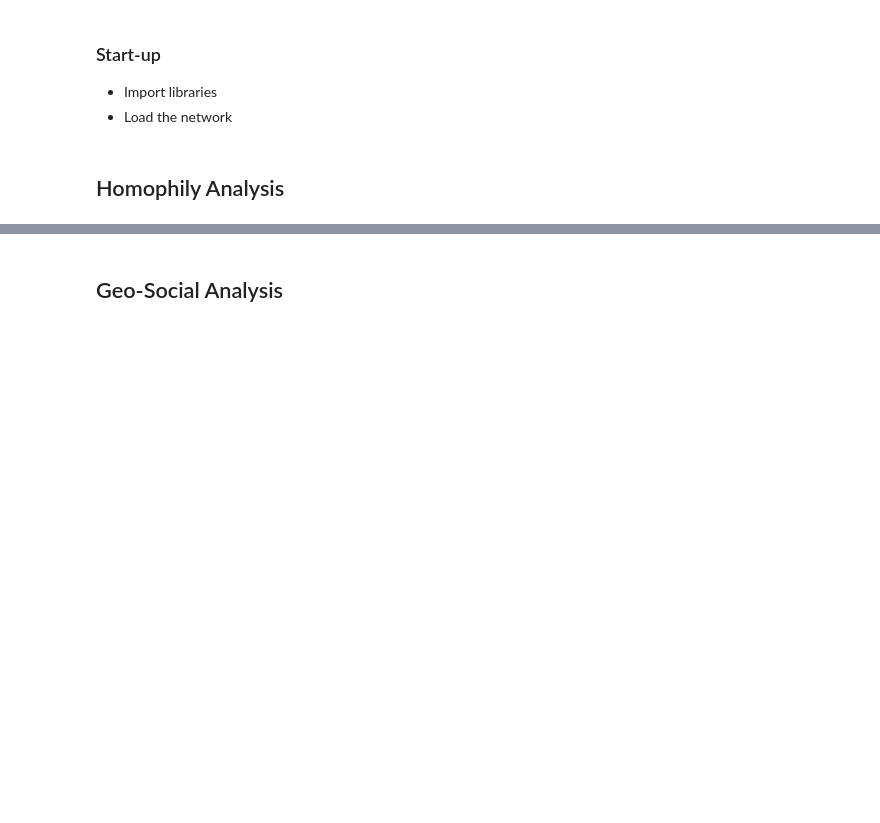
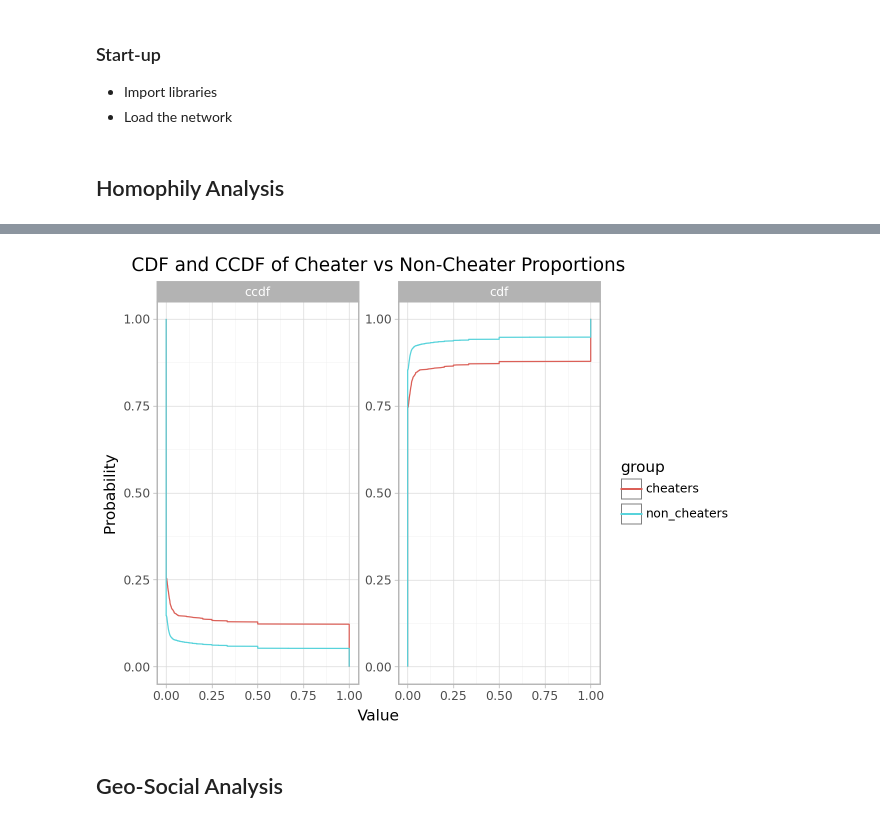
Before and after one commit to Aryyt/steam_cheater_network_analysis, a Jupyter notebook: Friends_and_Location_Experiments.ipynb, the cells around one changed output, grey strips where cells are left out. Cells and saved outputs as stored; diff of their text form; code cells hidden in the pictures; blank space fills up the shorter version.

```diff
--- a/Friends_and_Location_Experiments.ipynb
+++ b/Friends_and_Location_Experiments.ipynb
@@ -55,2 +63,6 @@ homophilyAnalysis.p_value
+# %%
+homophilyAnalysis.cdf
+# %% [output]
+[figure, added]
 # %% [markdown]
 ## Geo-Social Analysis
```
Also changed, not shown: parts of 17 cells of this notebook, 8 other files.
